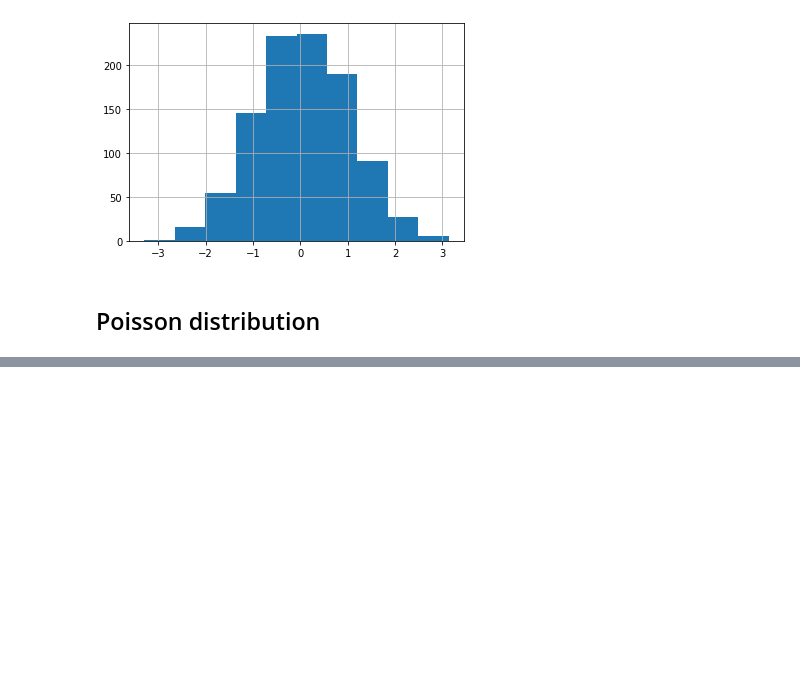
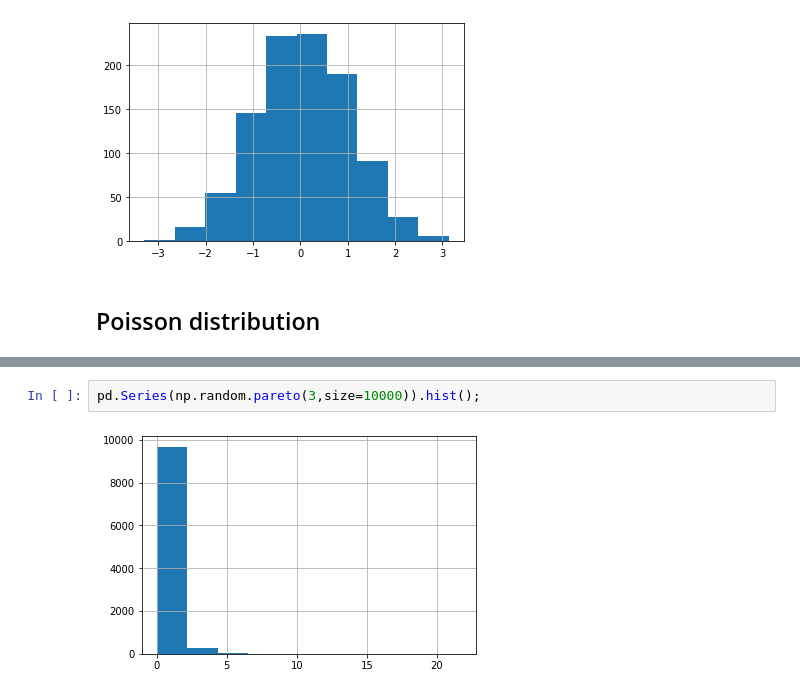
Before and after one commit to Starburned7/Probability-Statistic, a Jupyter notebook: 2-generators.ipynb, the cells around one changed output, grey strips where cells are left out. Saved outputs shown, nothing was run; the diff lists cells and outputs as text; blank space fills up the shorter version.

```diff
--- a/2-generators.ipynb
+++ b/2-generators.ipynb
@@ -169,0 +210,4 @@ pd.Series(np.random.normal(size=1000)).hist();
+# %%
+pd.Series(np.random.pareto(3,size=10000)).hist();
+# %% [output]
+[figure, added]
```
Also changed, not shown: parts of 9 cells of this notebook.
